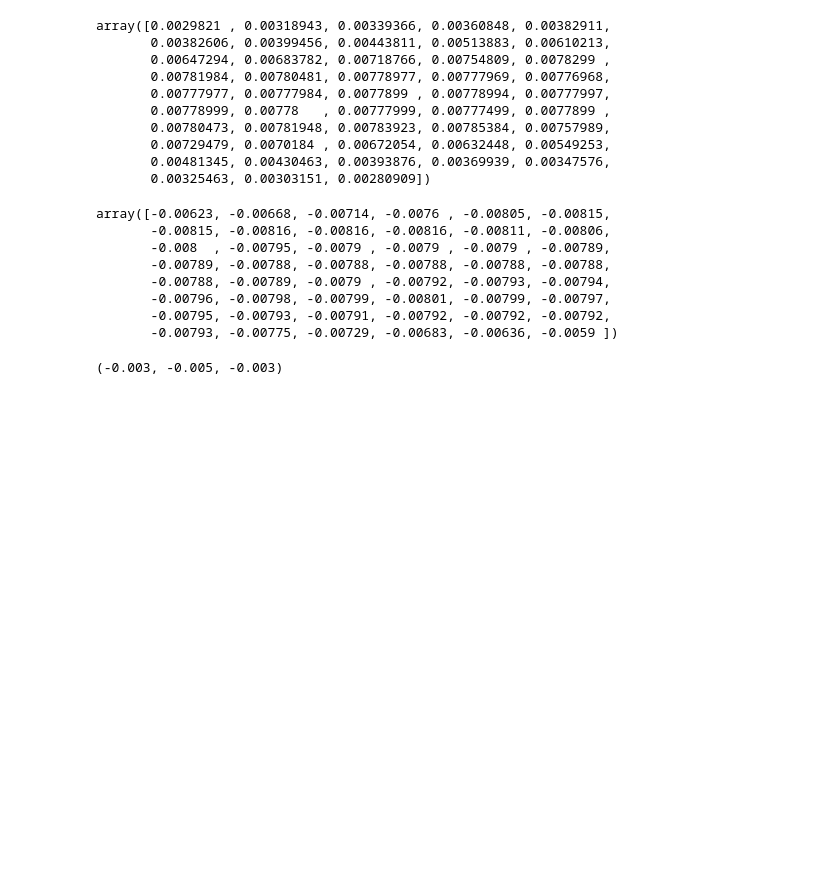
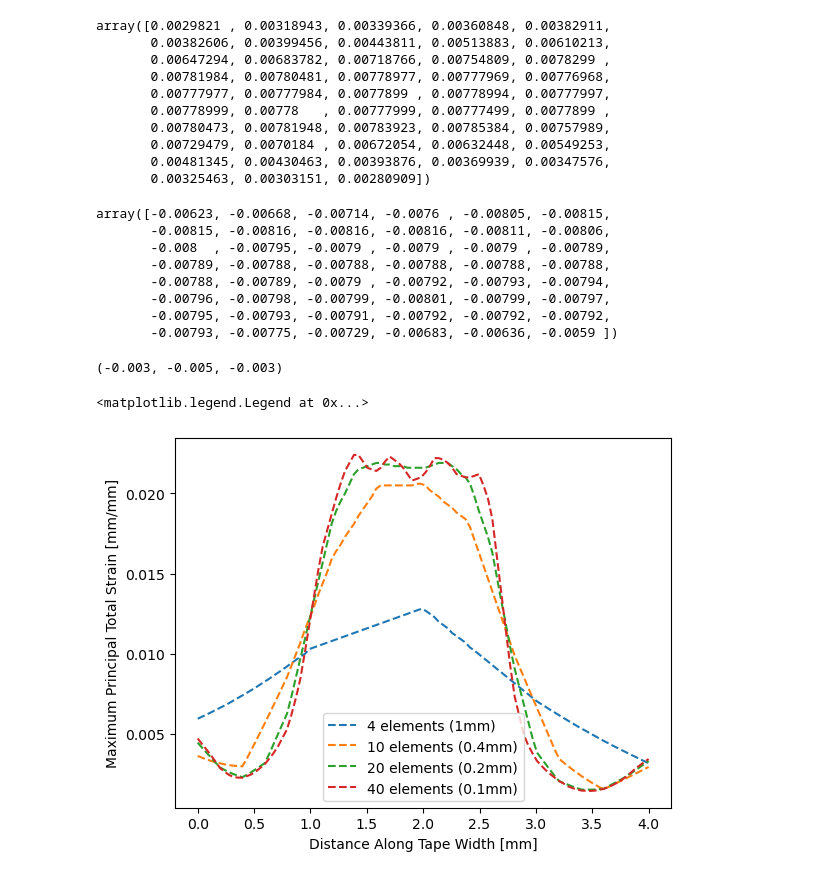
Before and after one commit to rosepowers29/flat-rebco-cable, a Jupyter notebook: plot_strain_path.ipynb, the cells around one changed output. Saved outputs shown, nothing was run; the diff lists cells and outputs as text; code cells hidden in the pictures; blank space fills up the shorter version.

```diff
--- a/plot_strain_path.ipynb
+++ b/plot_strain_path.ipynb
@@ -274,3 +251,33 @@ projected_MPTS = find_principal_strains(strain_var[0], strain_var[1], strain_var
 find_principal_strains(-0.004, -0.004, -0.003, 0.001)
 # %% [output]
 (-0.003, -0.005, -0.003)
+# %%
+# 4mm
+mpts_4el = pd.read_csv("MPTS-4mm-4el-180-hpath-10N.csv")
+mpts_10el = pd.read_csv("MPTS-4mm-10el-180-hpath-10N.csv")
+mpts_20el = pd.read_csv("MPTS-4mm-20el-180-hpath-10N.csv")
+mpts_40el = pd.read_csv("MPTS-4mm-40el-180-hpath-10N.csv")
+# %%
+mpts_4el_S = mpts_4el["S (mm)"]
+mpts_10el_S = mpts_10el["S (mm)"]
+mpts_20el_S = mpts_20el["S (mm)"]
+mpts_40el_S = mpts_40el["S (mm)"]
+
+
+mpts_4el_strain = mpts_4el["EPTO1 ()"]
+mpts_10el_strain = mpts_10el["EPTO1 ()"]
+mpts_20el_strain = mpts_20el["EPTO1 ()"]
+mpts_40el_strain = mpts_40el["EPTO1 ()"]
+
+max_dict = {1:max(mpts_4el_strain), 0.4:max(mpts_10el_strain), 0.2:max(mpts_20el_strain), 0.1:max(mpts_40el_strain)}
+# %%
+plt.plot(mpts_4el_S, mpts_4el_strain, label="4 elements (1mm)", ls = "--")
+plt.plot(mpts_10el_S, mpts_10el_strain, label = "10 elements (0.4mm)", ls = "--")
+plt.plot(mpts_20el_S, mpts_20el_strain, label = "20 elements (0.2mm)", ls = "--")
+plt.plot(mpts_40el_S, mpts_40el_strain, label = "40 elements (0.1mm)", ls = "--")
+plt.xlabel("Distance Along Tape Width [mm]")
+plt.ylabel("Maximum Principal Total Strain [mm/mm]")
+plt.legend()
+# %% [output]
+<matplotlib.legend.Legend at 0x...>
+[figure, added]
```
Also changed, not shown: parts of 17 cells of this notebook.
